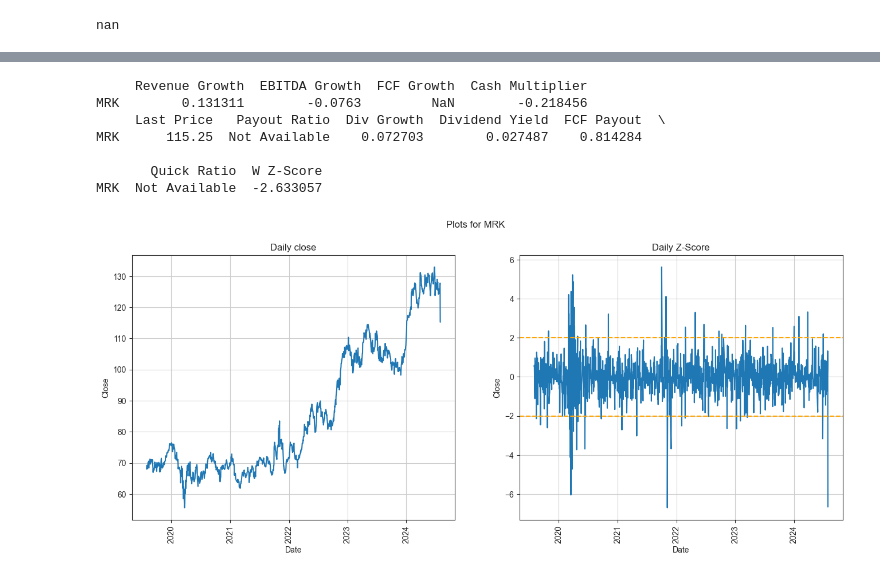
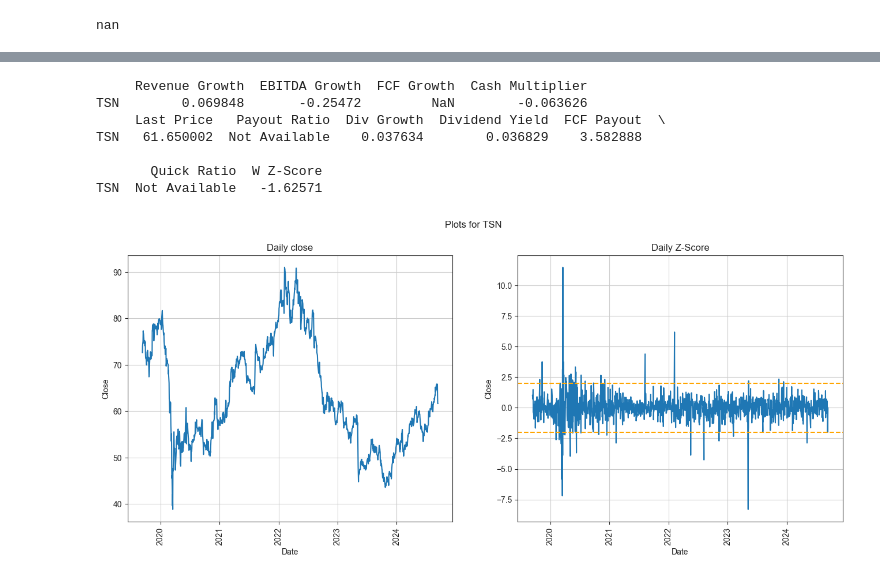
Before and after one commit to ggoni/dividend-stock-picker, a Jupyter notebook: explore-stocks.ipynb, the cells around one changed output, grey strips where cells are left out. Cells and saved outputs as stored; diff of their text form; code cells hidden in the pictures.

```diff
--- a/explore-stocks.ipynb
+++ b/explore-stocks.ipynb
@@ -248,11 +248,11 @@ LW  Not Available   0.553713
 # %%
-summary('MRK')
+summary('TSN')
 # %% [output]
      Revenue Growth  EBITDA Growth  FCF Growth  Cash Multiplier
-MRK        0.131311        -0.0763         NaN        -0.218456
+TSN        0.069848       -0.25472         NaN        -0.063626
      Last Price   Payout Ratio  Div Growth  Dividend Yield  FCF Payout  \
-MRK      115.25  Not Available    0.072703        0.027487    0.814284
+TSN   61.650002  Not Available    0.037634        0.036829    3.582888
 
        Quick Ratio  W Z-Score
-MRK  Not Available  -2.633057
+TSN  Not Available   -1.62571
-[figure, old version]
+[figure, new version]
```
Also changed, not shown: parts of 5 cells of this notebook.
